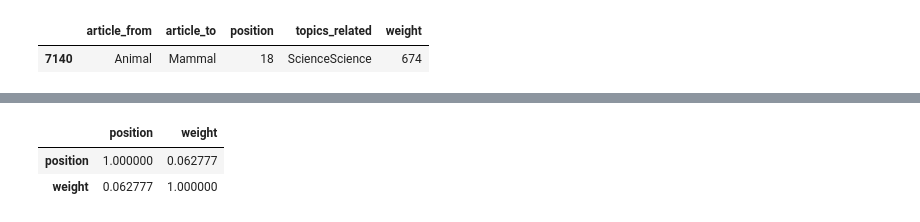
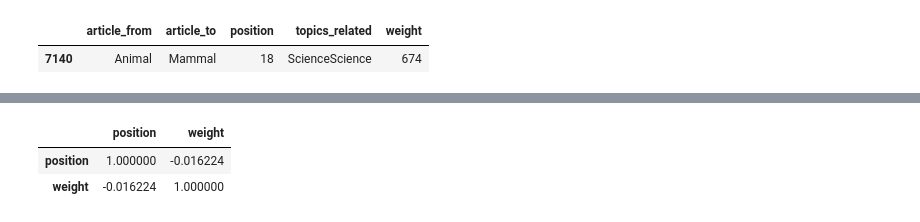
Before and after one commit to epfl-ada/ada-2022-project-groupe53, a Jupyter notebook: run.ipynb, the cells around one changed output, grey strips where cells are left out. Saved outputs shown, nothing was run; the diff lists cells and outputs as text; code cells hidden in the pictures.

Commit message:
get right position

```diff
--- a/run.ipynb
+++ b/run.ipynb
@@ -397,10 +397,10 @@ plt.show()
 # %%
 #compute pearson correlation between position and weight
-links_df[['position','weight']].corr(method='pearson')
+links_df[['position','weight']].corr(method='spearman')
 # %% [output]
 |  | position | weight |
-| position | 1.000000 | 0.062777 |
-| weight | 0.062777 | 1.000000 |
+| position | 1.000000 | -0.016224 |
+| weight | -0.016224 | 1.000000 |
 # %%
 sns.lmplot(x ='position', y ='weight', data = links_df)
 # %% [output]
```
Also changed, not shown: parts of 39 cells of this notebook, 2 other files.
